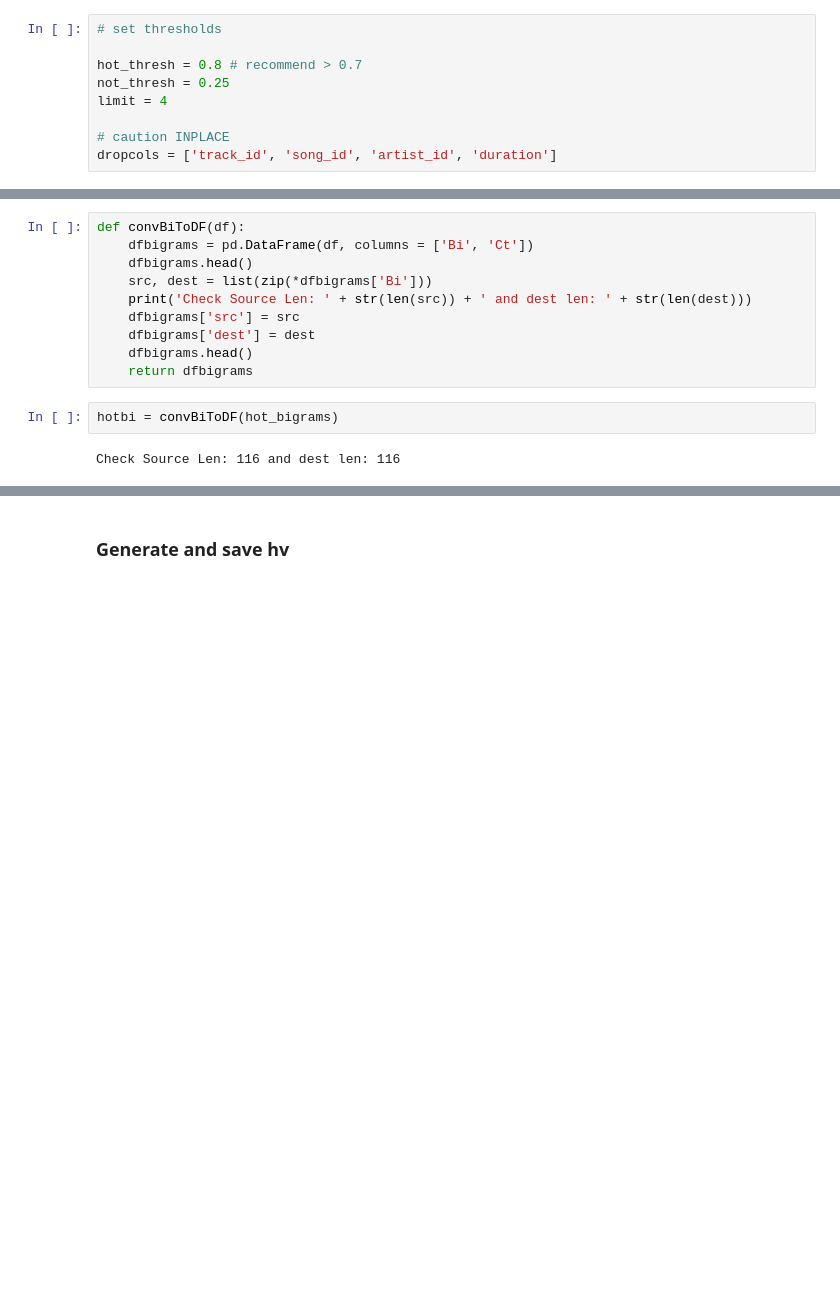
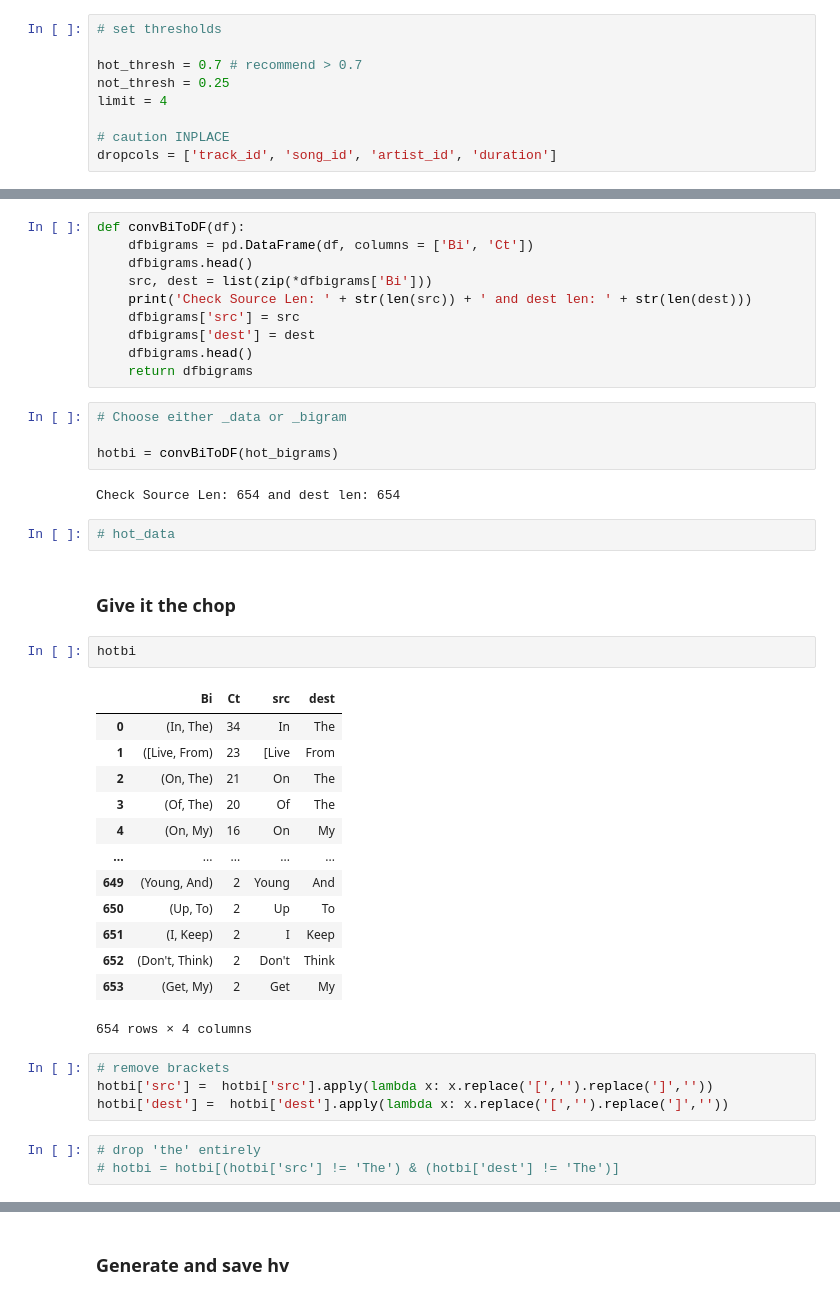
Before and after one commit to wang-xo/DataViz-KUL-2020, a Jupyter notebook: Tableau/Song_Name_HotOrNot_hv.ipynb, the cells around one changed output, grey strips where cells are left out. Drawn from its saved outputs; the diff is of its cells as text; blank space fills up the shorter version.

```diff
--- a/Tableau/Song_Name_HotOrNot_hv.ipynb
+++ b/Tableau/Song_Name_HotOrNot_hv.ipynb
@@ -187,7 +187,7 @@ deduped.head()
 # %%
 # set thresholds
 
-hot_thresh = 0.8 # recommend > 0.7
+hot_thresh = 0.7 # recommend > 0.7
 not_thresh = 0.25
 limit = 4
 
@@ -307,7 +272,36 @@ def convBiToDF(df):
     dfbigrams['dest'] = dest
     dfbigrams.head()
     return dfbigrams
+# %%
+# Choose either _data or _bigram
+
+hotbi = convBiToDF(hot_bigrams)
+# %% [output]
+Check Source Len: 654 and dest len: 654
+# %%
+# hot_data
+# %% [markdown]
+### Give it the chop
 # %%
-hotbi = convBiToDF(hot_bigrams)
+hotbi
 # %% [output]
+|  | Bi | Ct | src | dest |
+| 0 | (In, The) | 34 | In | The |
+| 1 | ([Live, From) | 23 | [Live | From |
+| 2 | (On, The) | 21 | On | The |
+| 3 | (Of, The) | 20 | Of | The |
+| 4 | (On, My) | 16 | On | My |
+| ... | ... | ... | ... | ... |
+| 649 | (Young, And) | 2 | Young | And |
+| 650 | (Up, To) | 2 | Up | To |
+| 651 | (I, Keep) | 2 | I | Keep |
+| 652 | (Don't, Think) | 2 | Don't | Think |
+| 653 | (Get, My) | 2 | Get | My |
-Check Source Len: 116 and dest len: 116
+654 rows × 4 columns
+# %%
+# remove brackets
+hotbi['src'] =  hotbi['src'].apply(lambda x: x.replace('[','').replace(']',''))
+hotbi['dest'] =  hotbi['dest'].apply(lambda x: x.replace('[','').replace(']',''))
+# %%
+# drop 'the' entirely
+# hotbi = hotbi[(hotbi['src'] != 'The') & (hotbi['dest'] != 'The')]
```
Also changed, not shown: parts of 12 cells of this notebook, 13 other files.
